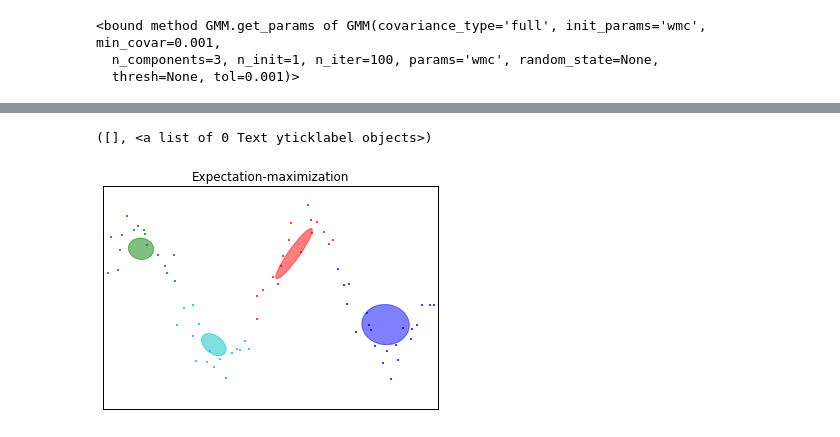
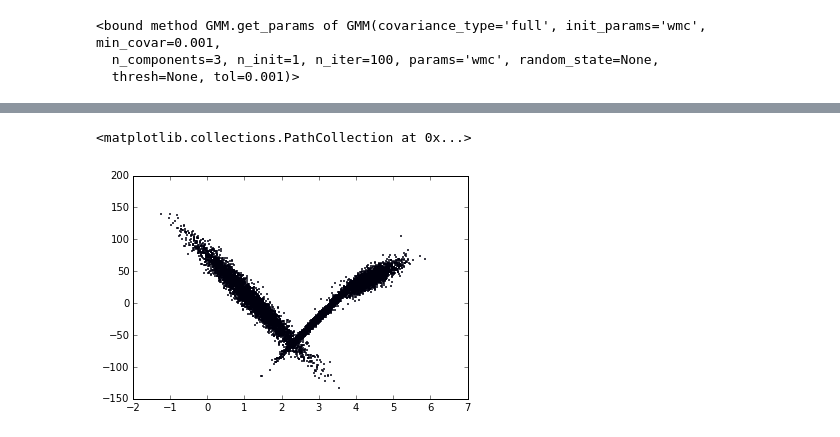
Before and after one commit to show0k/gmm-lbd, a Jupyter notebook: notebooks/data_generation_tests.ipynb, the cells around one changed output, grey strips where cells are left out. Drawn from its saved outputs; the diff is of its cells as text; code cells hidden in the pictures.

```diff
--- a/notebooks/data_generation_tests.ipynb
+++ b/notebooks/data_generation_tests.ipynb
@@ -39,7 +45,8 @@ print datas.gmm.n_components,datas.gmm.covariance_type
 move_m1 = open('records/record_2_1.json','r')
 move_m2 = open('records/record_2_2.json','r')
 
-datas = Sanitize_records_for_gmm(1,n_components_range=range(3,4),cv_types=['spherical', 'tied', 'diag', 'full'])
+datas = SanitizeRecordsForGmm(1,n_components_range=range(3,4),cv_types=['spherical', 'tied', 'diag', 'full'])
+# datas = Sanitize_records_for_gmm(1,cv_types=['spherical', 'tied', 'diag', 'full'])
 
 datas.add_move(move_m1)
 datas.add_move(move_m2)
@@ -186,54 +62,0 @@ for i, (clf, title) in enumerate([
-# %%
-#from sklearn.externals.six.moves import xrange
-
-# Number of samples per component
-n_samples = 70
-
-# Generate random sample following a sine curve
-np.random.seed(0)
-X = np.zeros((n_samples, 2))
-
-step = 4 * np.pi / n_samples
-
-for i in xrange(X.shape[0]):
-    x = i * step - 6
-    X[i, 0] = x + np.random.normal(0, 0.1)
-    X[i, 1] = 3 * (np.sin(x) + np.random.normal(0, .2))
-
-
-color_iter = itertools.cycle(['r', 'g', 'b', 'c', 'm'])
-
-title = 'Expectation-maximization'
-clf = Custom_gmm(n_components=4, covariance_type='full', n_iter=100)
-clf.fit(X)
-Y_ = clf.predict(X)
-splot = plt.subplot(1,1,1)
-
-for i, (mean, covar, color) in enumerate(zip(
-            clf.means_, clf._get_covars(), color_iter)):
-        ## valeur propre, vecteur propre
-        v, w = linalg.eigh(covar)
-        u = w[0] / linalg.norm(w[0])
-        # as the DP will not use every component it has access to
-        # unless it needs it, we shouldn't plot the redundant
-        # components.
-        if not np.any(Y_ == i):
-            continue
-        plt.scatter(X[Y_ == i, 0], X[Y_ == i, 1], .8, color=color)
-
-        # Plot an ellipse to show the Gaussian component
-        angle = np.arctan(u[1] / u[0])
-        angle = 180 * angle / np.pi  # convert to degrees
-        ell = mpl.patches.Ellipse(mean, 2*v[0], v[1], 180 + angle, color=color)
-        ell.set_clip_box(splot.bbox)
-        ell.set_alpha(0.5)
-        splot.add_artist(ell)
-
-plt.xlim(-6, 4 * np.pi - 6)
-plt.ylim(-5, 5)
-plt.title(title)
-plt.xticks(())
-plt.yticks(())
-# %% [output]
-([], <a list of 0 Text yticklabel objects>)
-[figure, removed]
@@ -241,0 +63,6 @@ clf.
+# %%
+X = datas.gmm.sample(10000)
+plt.scatter(X[:, 0], X[:, 1], .8)
+# %% [output]
+<matplotlib.collections.PathCollection at 0x...>
+[figure, added]
```
Also changed, not shown: parts of 10 cells of this notebook, 10 other files.
